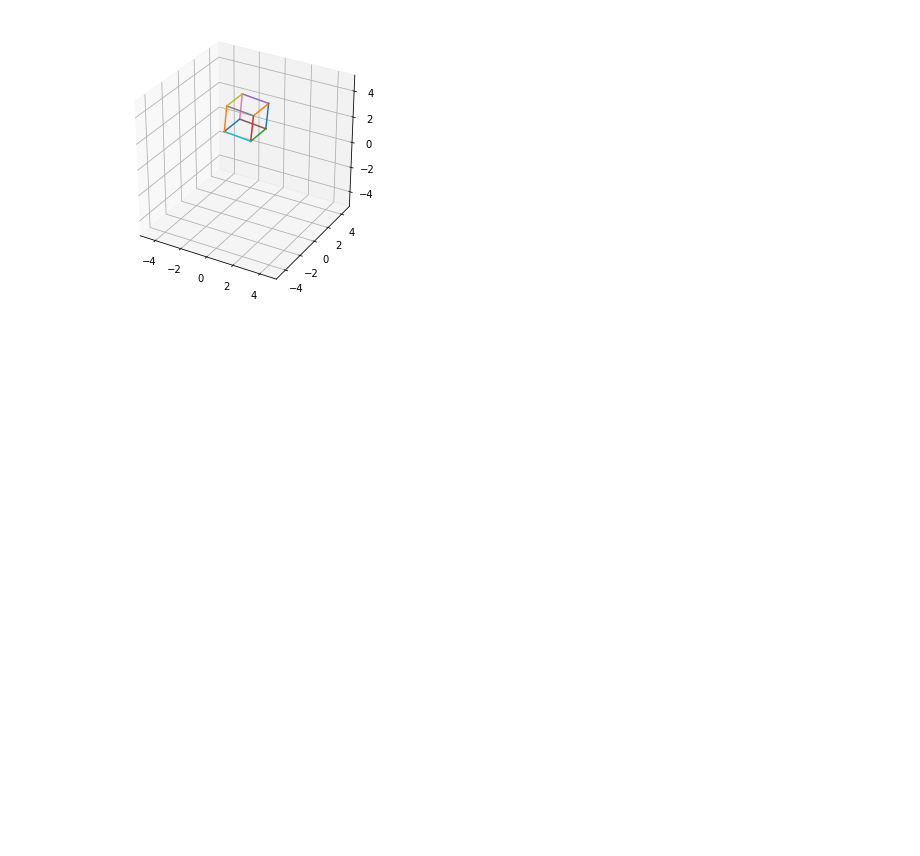
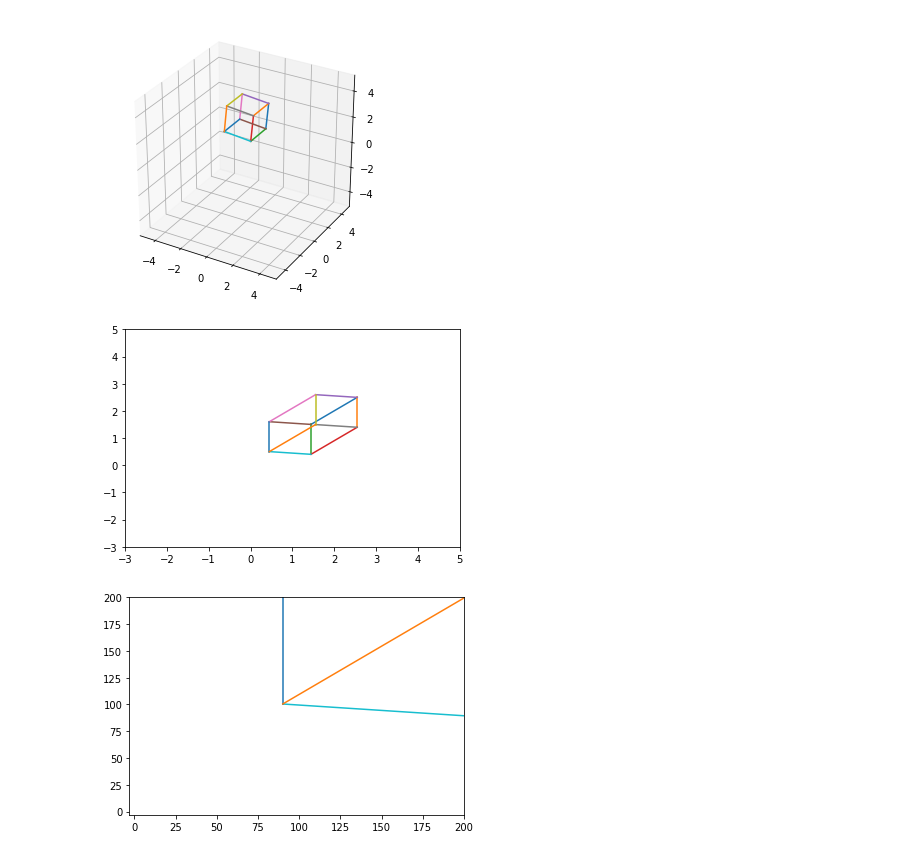
Before and after one commit to kape67/computer_vision_assignment, a Jupyter notebook: school/renderer.ipynb, the cells around one changed output. Drawn from its saved outputs; the diff is of its cells as text; code cells hidden in the pictures; blank space fills up the shorter version.

```diff
--- a/school/renderer.ipynb
+++ b/school/renderer.ipynb
@@ -133,3 +151,21 @@ def show_2d(vertices, edges, size):
 # %%
 f = 0.55
 s = (0.5, 0.5)
+# %%
+# get intrinsic matrix
+in_mat = get_intrinsic_matrix(f, s)
+
+# achieve projection corners by multiplying instrinsic matrix (dot_product)
+proj_cns = []
+for corner in rot_corners:
+    proj_cns.append(np.dot(in_mat, corner))
+
+# show 2d
+show_2d(proj_cns, edges, (5,5))
+
+# I multiply all points by 200 and show_2d
+proj_cns = 200*np.array(proj_cns)
+show_2d(proj_cns, edges, (200,200))
+# %% [output]
+[figure, added]
+[figure, added]
```
Also changed, not shown: parts of 21 cells of this notebook.
